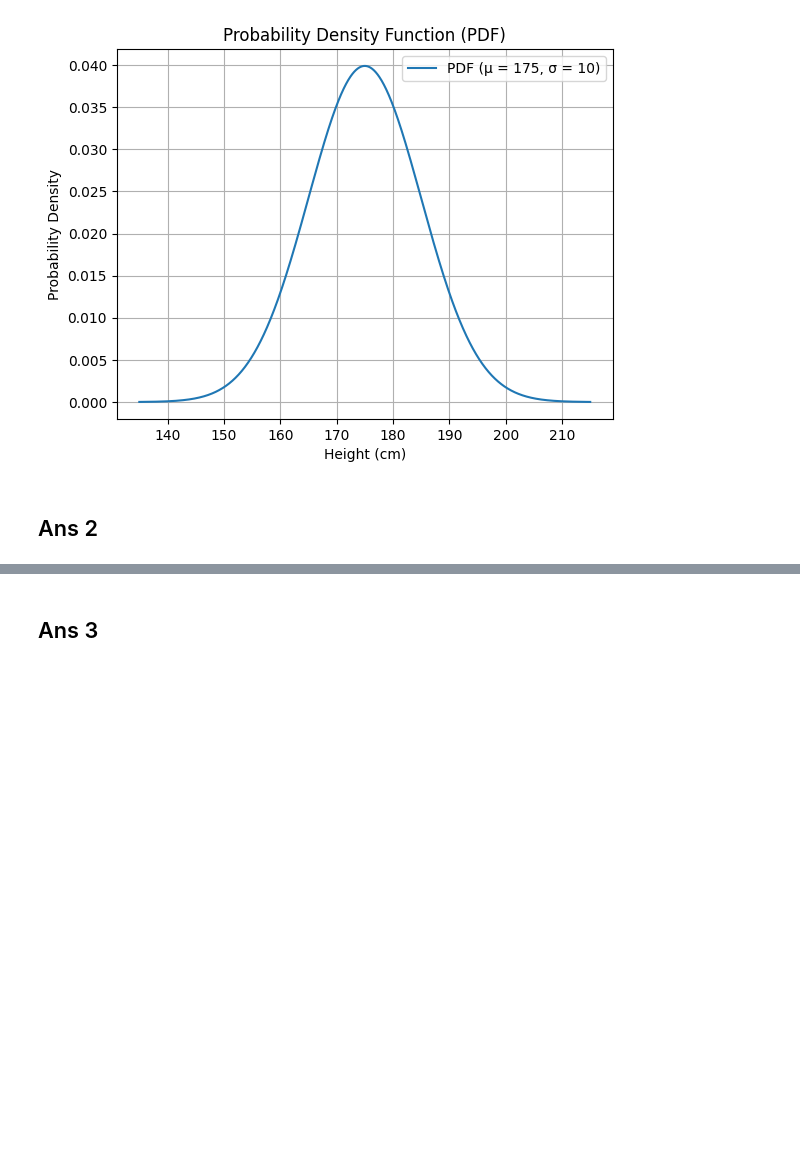
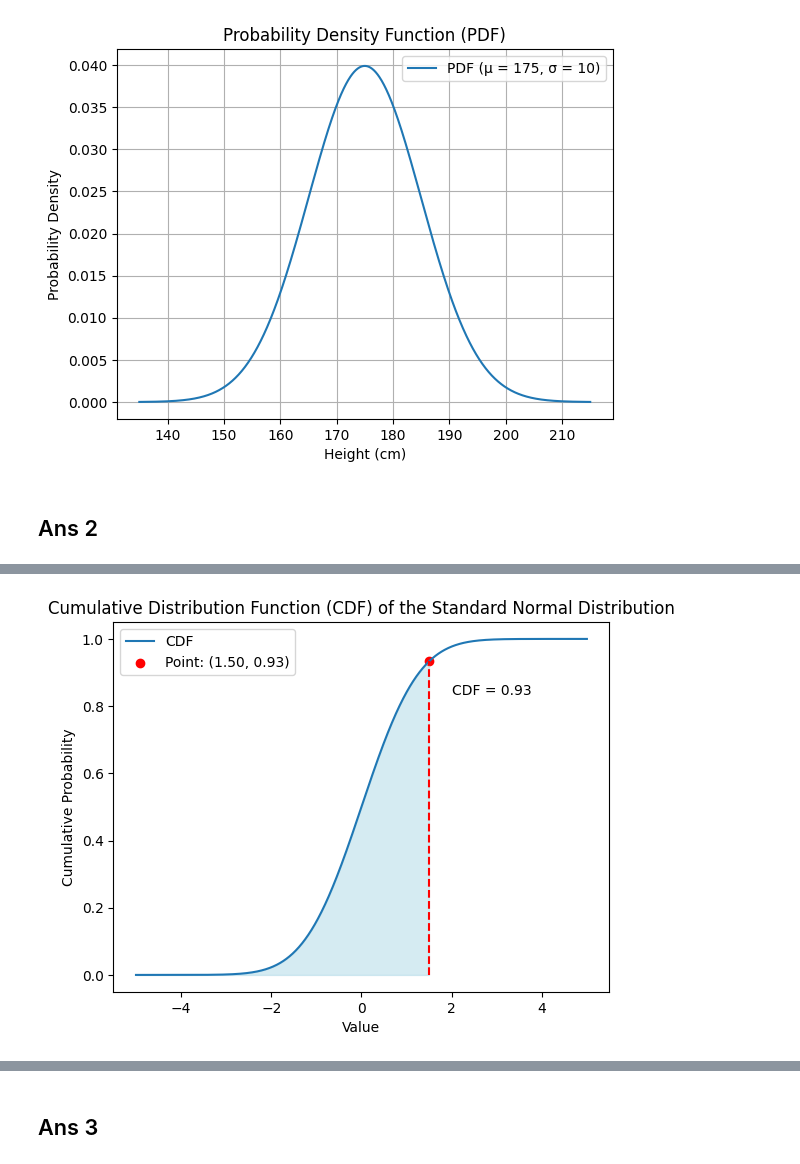
Before and after one commit to Sufiyan999/PW-DataScience-Masters, a Jupyter notebook: Assignments/3. MARCH/9 mar assign.ipynb, the cells around one changed output, grey strips where cells are left out. Saved outputs shown, nothing was run; the diff lists cells and outputs as text; code cells hidden in the pictures; blank space fills up the shorter version.

```diff
--- a/Assignments/3. MARCH/9 mar assign.ipynb
+++ b/Assignments/3. MARCH/9 mar assign.ipynb
@@ -70,0 +107,35 @@ plt.show()
+# %%
+import matplotlib.pyplot as plt
+import numpy as np
+from scipy.stats import norm
+
+# Generate data points for the x-axis
+x = np.linspace(-5, 5, 1000)
+
+# Calculate CDF for the standard normal distribution
+cdf = norm.cdf(x, loc=0, scale=1)
+
+# Select an arbitrary point on the curve
+arbitrary_x = 1.5
+arbitrary_cdf = norm.cdf(arbitrary_x, loc=0, scale=1)
+
+# Plot the CDF
+plt.plot(x, cdf, label='CDF')
+plt.xlabel('Value')
+plt.ylabel('Cumulative Probability')
+plt.title('Cumulative Distribution Function (CDF) of the Standard Normal Distribution')
+
+# Highlight the arbitrary point on the curve
+plt.scatter([arbitrary_x], [arbitrary_cdf], color='red', label=f'Point: ({arbitrary_x:.2f}, {arbitrary_cdf:.2f})')
+plt.plot([arbitrary_x, arbitrary_x], [0, arbitrary_cdf], color='red', linestyle='--')
+
+# Fill the area under the curve up to the arbitrary point
+plt.fill_between(x, cdf, where=(x <= arbitrary_x), color='lightblue', alpha=0.5)
+
+# Annotate the CDF value of the arbitrary point
+plt.annotate(f'CDF = {arbitrary_cdf:.2f}', (arbitrary_x + 0.5, arbitrary_cdf - 0.1))
+
+plt.legend()
+plt.show()
+# %% [output]
+[figure, added]
```
Also changed, not shown: parts of 28 cells of this notebook.
